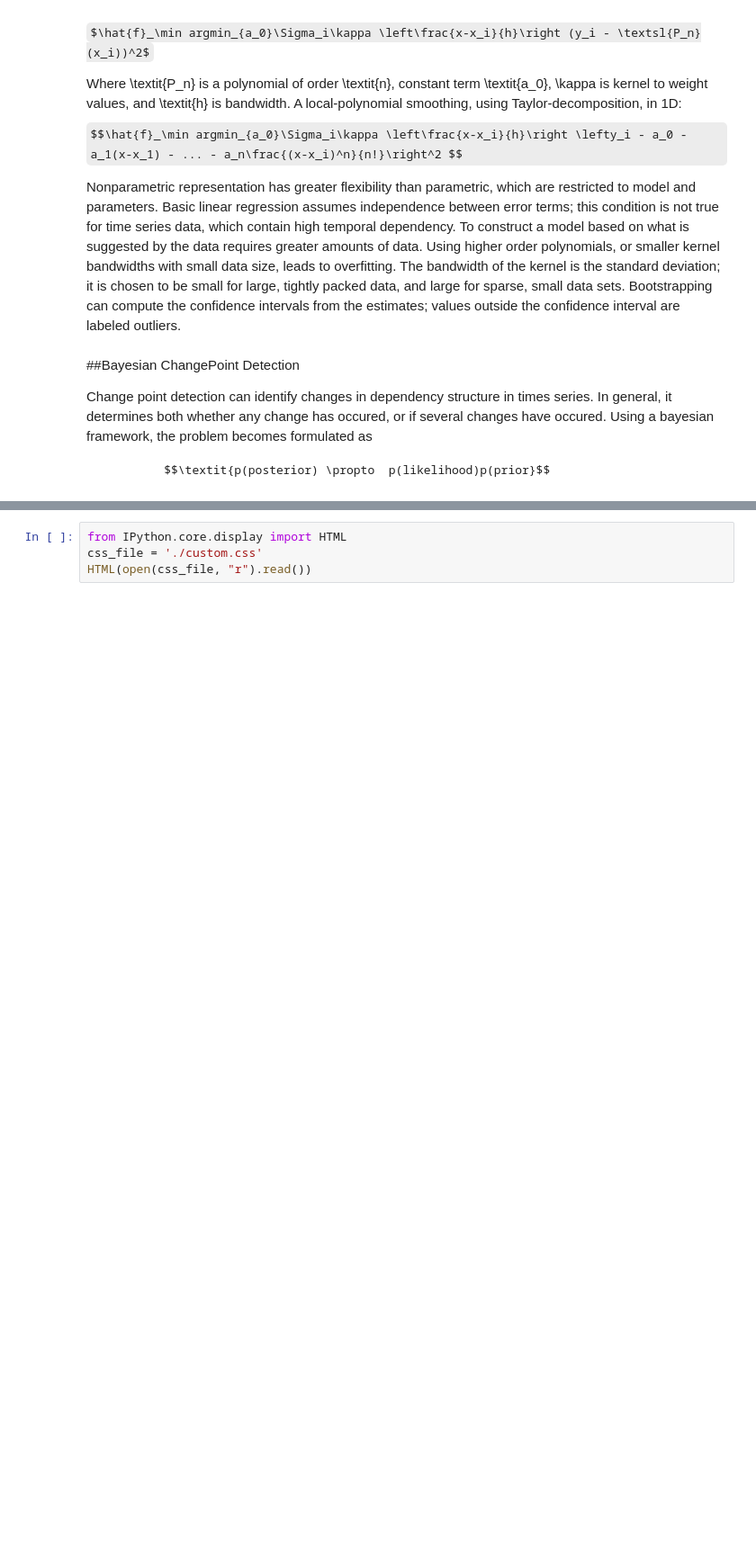
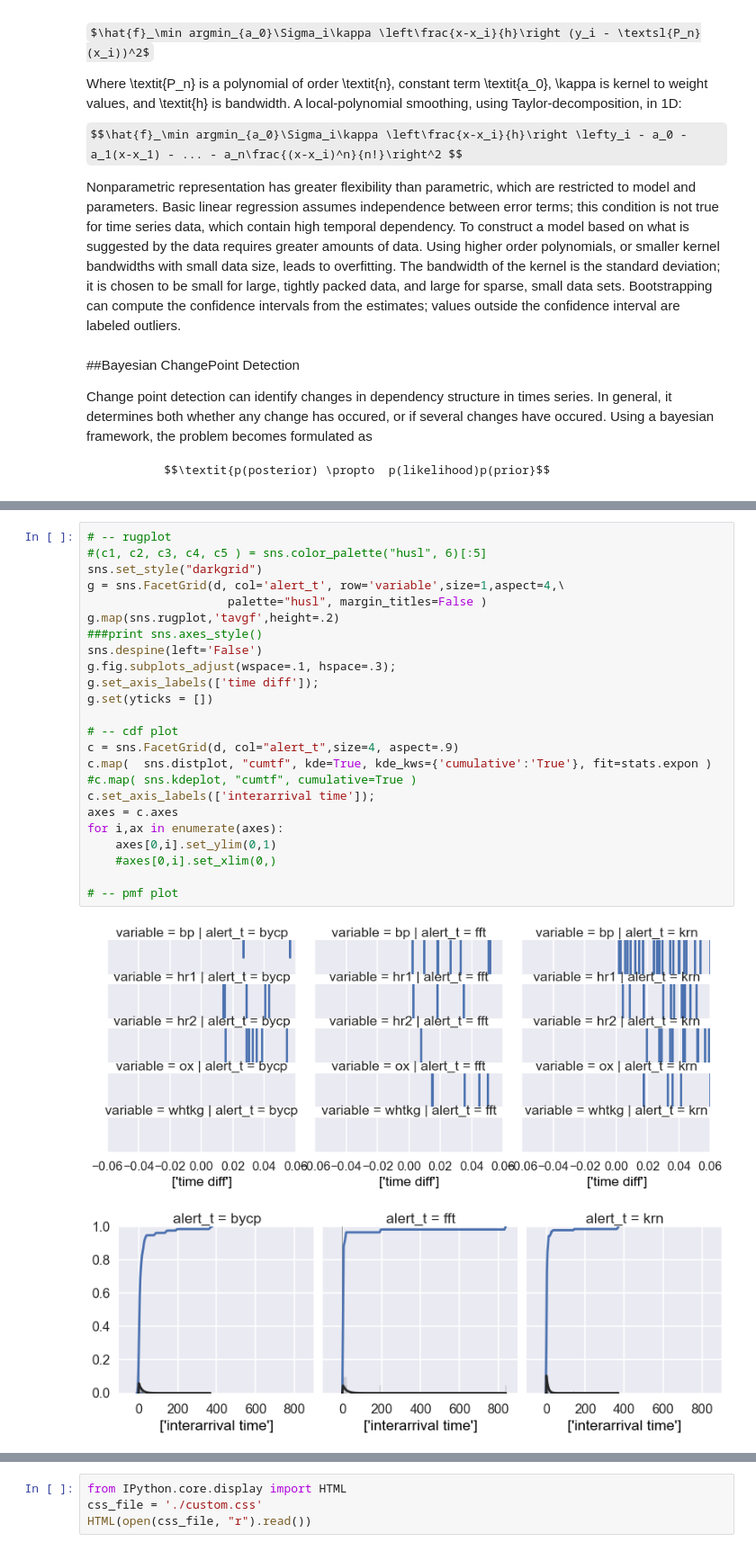
Before and after one commit to ansatz/project, a Jupyter notebook: alerts.ipynb, the cells around one changed output, grey strips where cells are left out. Shown: that part at 90% size. Cells and saved outputs as stored; diff of their text form; some formulas as TeX source; blank space fills up the shorter version.

```diff
--- a/alerts.ipynb
+++ b/alerts.ipynb
@@ -64,0 +72,27 @@ Change point detection can identify changes in dependency structure in times ser
+# %%
+# -- rugplot
+#(c1, c2, c3, c4, c5 ) = sns.color_palette("husl", 6)[:5]
+sns.set_style("darkgrid")
+g = sns.FacetGrid(d, col='alert_t', row='variable',size=1,aspect=4,\
+                    palette="husl", margin_titles=False )
+g.map(sns.rugplot,'tavgf',height=.2)
+###print sns.axes_style()
+sns.despine(left='False')
+g.fig.subplots_adjust(wspace=.1, hspace=.3);
+g.set_axis_labels(['time diff']);
+g.set(yticks = [])
+
+# -- cdf plot
+c = sns.FacetGrid(d, col="alert_t",size=4, aspect=.9)
+c.map(  sns.distplot, "cumtf", kde=True, kde_kws={'cumulative':'True'}, fit=stats.expon )
+#c.map( sns.kdeplot, "cumtf", cumulative=True )
+c.set_axis_labels(['interarrival time']);
+axes = c.axes
+for i,ax in enumerate(axes):
+    axes[0,i].set_ylim(0,1)
+    #axes[0,i].set_xlim(0,)
+
+# -- pmf plot
+# %% [output]
+[figure, added]
+[figure, added]
```
Also changed, not shown: parts of 7 cells of this notebook, 29 other files.
